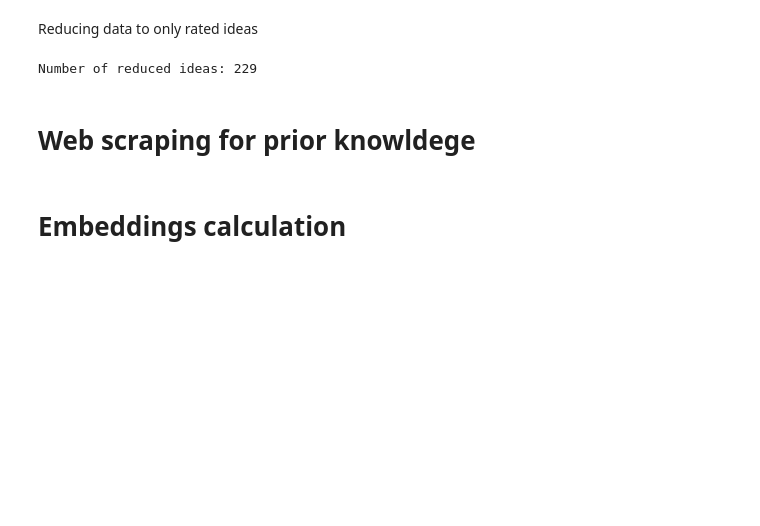
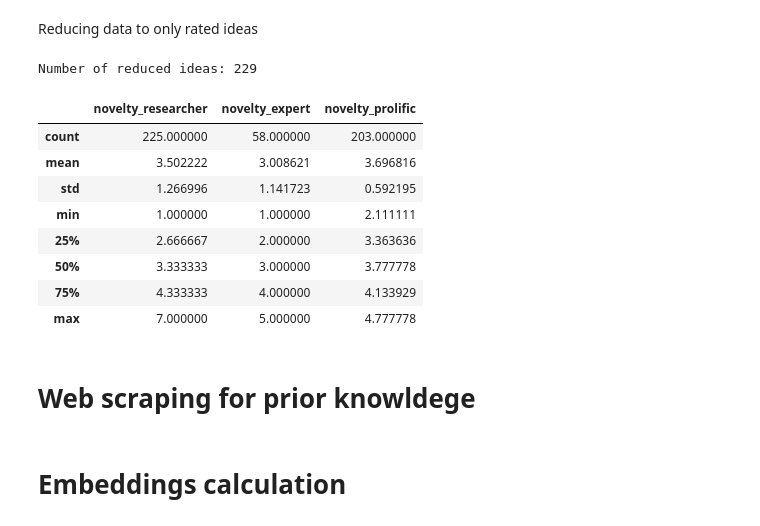
Before and after one commit to ThomasStroehle/Novelty, a Jupyter notebook: novelty.ipynb, the cells around one changed output. Cells and saved outputs as stored; diff of their text form; code cells hidden in the pictures; blank space fills up the shorter version.

```diff
--- a/novelty.ipynb
+++ b/novelty.ipynb
@@ -91,6 +91,18 @@ data = data[data['novelty_researcher'].notnull() | data['novelty_expert'].notnul
 print('Number of reduced ideas: ' + str(data['text'].notnull().sum()))
 # %% [output]
 Number of reduced ideas: 229
+# %%
+data[["novelty_researcher", "novelty_expert", "novelty_prolific"]].describe()
+# %% [output]
+|  | novelty_researcher | novelty_expert | novelty_prolific |
+| count | 225.000000 | 58.000000 | 203.000000 |
+| mean | 3.502222 | 3.008621 | 3.696816 |
+| std | 1.266996 | 1.141723 | 0.592195 |
+| min | 1.000000 | 1.000000 | 2.111111 |
+| 25% | 2.666667 | 2.000000 | 3.363636 |
+| 50% | 3.333333 | 3.000000 | 3.777778 |
+| 75% | 4.333333 | 4.000000 | 4.133929 |
+| max | 7.000000 | 5.000000 | 4.777778 |
 # %% [markdown]
 # Web scraping for prior knowldege
 # %%
```
Also changed, not shown: parts of 4 cells of this notebook.
